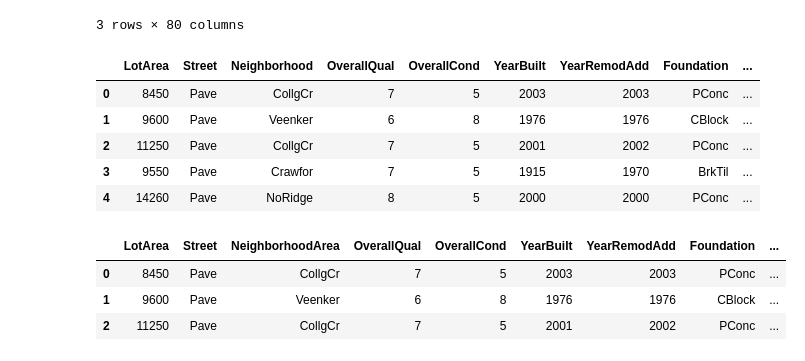
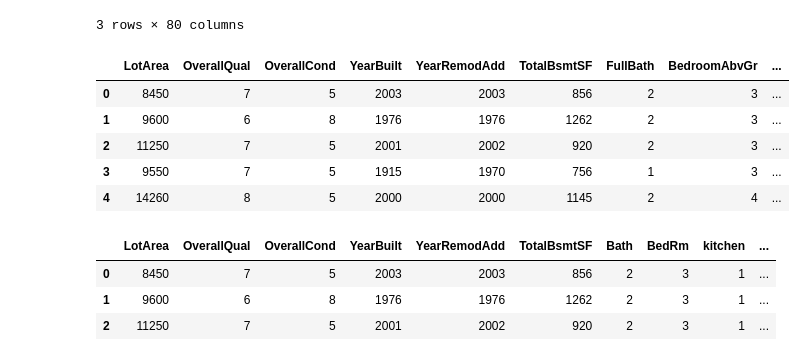
Before and after one commit to Koushikl0l/data-science, a Jupyter notebook: House_price_pred.ipynb, the cells around one changed output. Drawn from its saved outputs; the diff is of its cells as text; code cells hidden in the pictures.

```diff
--- a/House_price_pred.ipynb
+++ b/House_price_pred.ipynb
@@ -40,24 +41,26 @@ drp_lst=['MSSubClass','MSZoning','LotFrontage','Alley','LandContour','LotConfig'
         'BsmtHalfBath','HalfBath','KitchenQual','Fireplaces','FireplaceQu','GarageType','GarageYrBlt','GarageFinish',
         'GarageCars','GarageArea','GarageQual','GarageCond','PavedDrive','WoodDeckSF','OpenPorchSF','EnclosedPorch',
         '3SsnPorch','ScreenPorch','PoolArea','PoolQC','Fence','MiscFeature','LotShape','LandSlope','Functional',
-        'MoSold','YrSold','SaleType','SaleCondition','Utilities','HouseStyle','TotRmsAbvGrd','Id']
+        'MoSold','YrSold','SaleType','SaleCondition','Utilities','HouseStyle','TotRmsAbvGrd','Id','Foundation','Street',
+         'Neighborhood','Electrical']
 # %%
 #drop
 x= df.drop(drp_lst, axis=1)
+new_col=x.columns.tolist()
 x.head(5)
 # %% [output]
-|  | LotArea | Street | Neighborhood | OverallQual | OverallCond | YearBuilt | YearRemodAdd | Foundation | ... |
-| 0 | 8450 | Pave | CollgCr | 7 | 5 | 2003 | 2003 | PConc | ... |
-| 1 | 9600 | Pave | Veenker | 6 | 8 | 1976 | 1976 | CBlock | ... |
-| 2 | 11250 | Pave | CollgCr | 7 | 5 | 2001 | 2002 | PConc | ... |
-| 3 | 9550 | Pave | Crawfor | 7 | 5 | 1915 | 1970 | BrkTil | ... |
-| 4 | 14260 | Pave | NoRidge | 8 | 5 | 2000 | 2000 | PConc | ... |
+|  | LotArea | OverallQual | OverallCond | YearBuilt | YearRemodAdd | TotalBsmtSF | FullBath | BedroomAbvGr | ... |
+| 0 | 8450 | 7 | 5 | 2003 | 2003 | 856 | 2 | 3 | ... |
+| 1 | 9600 | 6 | 8 | 1976 | 1976 | 1262 | 2 | 3 | ... |
+| 2 | 11250 | 7 | 5 | 2001 | 2002 | 920 | 2 | 3 | ... |
+| 3 | 9550 | 7 | 5 | 1915 | 1970 | 756 | 1 | 3 | ... |
+| 4 | 14260 | 8 | 5 | 2000 | 2000 | 1145 | 2 | 4 | ... |
 # %%
-x.rename(columns={'Neighborhood':'NeighborhoodArea','FullBath':'Bath','BedroomAbvGr':'BedRm',
+x.rename(columns={'FullBath':'Bath','BedroomAbvGr':'BedRm',
                  'KitchenAbvGr':'kitchen'}, inplace=True)
 x.head(3)
 # %% [output]
-|  | LotArea | Street | NeighborhoodArea | OverallQual | OverallCond | YearBuilt | YearRemodAdd | Foundation | ... |
-| 0 | 8450 | Pave | CollgCr | 7 | 5 | 2003 | 2003 | PConc | ... |
-| 1 | 9600 | Pave | Veenker | 6 | 8 | 1976 | 1976 | CBlock | ... |
-| 2 | 11250 | Pave | CollgCr | 7 | 5 | 2001 | 2002 | PConc | ... |
+|  | LotArea | OverallQual | OverallCond | YearBuilt | YearRemodAdd | TotalBsmtSF | Bath | BedRm | kitchen | ... |
+| 0 | 8450 | 7 | 5 | 2003 | 2003 | 856 | 2 | 3 | 1 | ... |
+| 1 | 9600 | 6 | 8 | 1976 | 1976 | 1262 | 2 | 3 | 1 | ... |
+| 2 | 11250 | 7 | 5 | 2001 | 2002 | 920 | 2 | 3 | 1 | ... |
```
Also changed, not shown: parts of 7 cells of this notebook.
